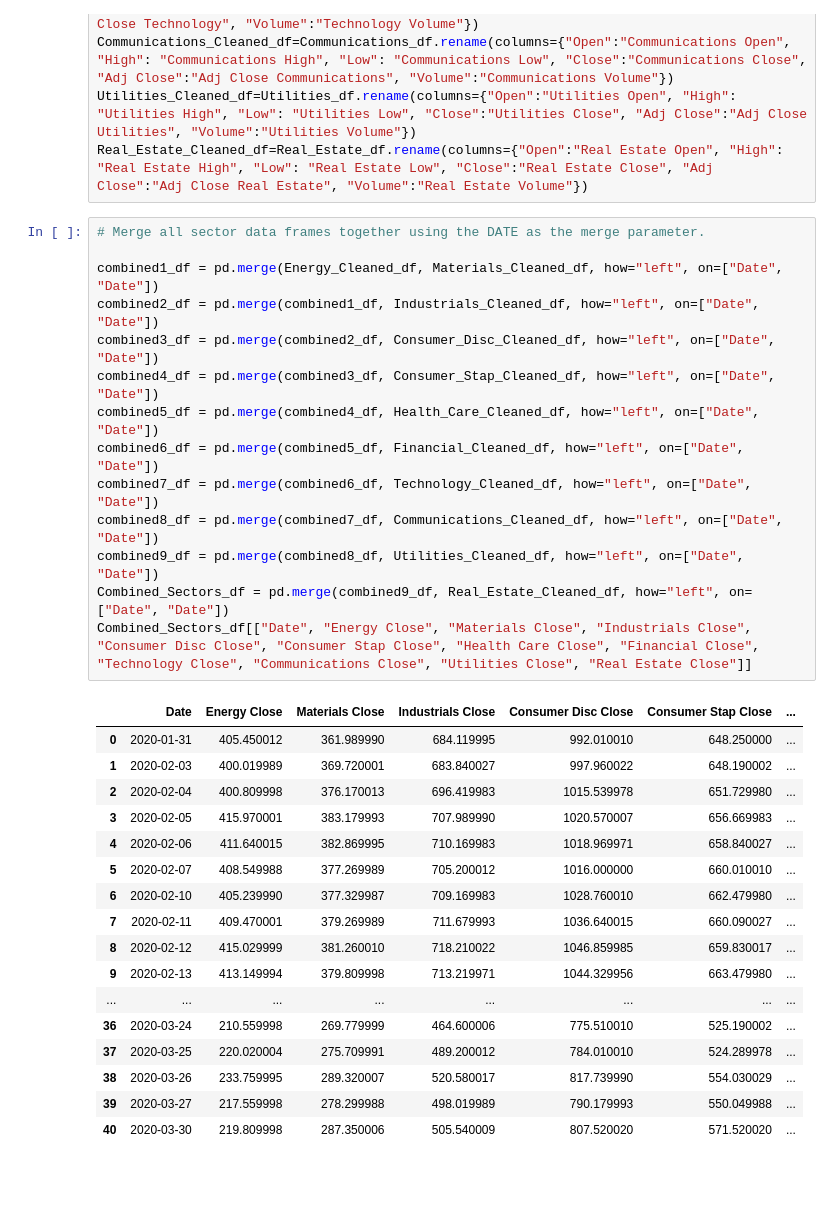
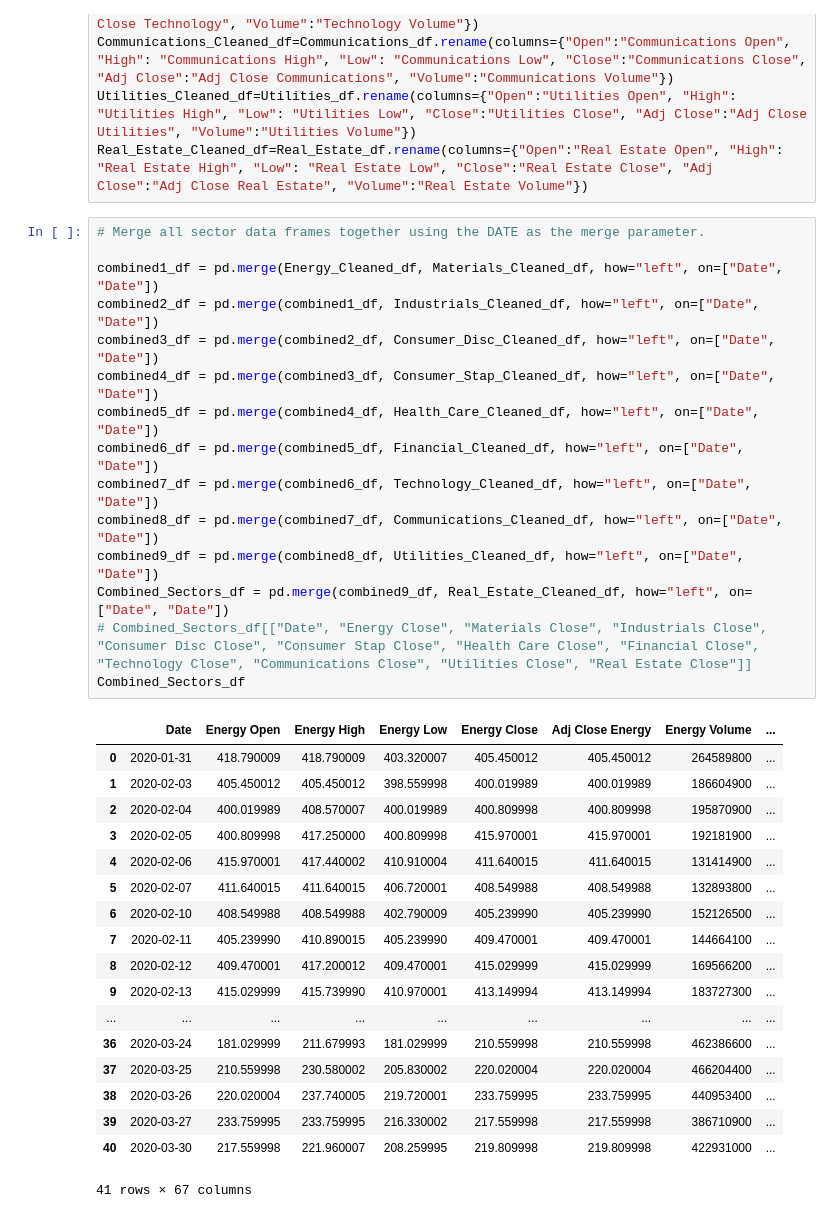
Before and after one commit to MAICATRAN/Group_Project1, a Jupyter notebook: Chris_Branch/Chris_Branch.ipynb, the cells around one changed output. Saved outputs shown, nothing was run; the diff lists cells and outputs as text; blank space fills up the shorter version.

```diff
--- a/Chris_Branch/Chris_Branch.ipynb
+++ b/Chris_Branch/Chris_Branch.ipynb
@@ -103,33 +103,35 @@ Real_Estate_Cleaned_df=Real_Estate_df.rename(columns={"Open":"Real Estate Open",
 # %%
 # Merge all sector data frames together using the DATE as the merge parameter.
 
 combined1_df = pd.merge(Energy_Cleaned_df, Materials_Cleaned_df, how="left", on=["Date", "Date"])
 combined2_df = pd.merge(combined1_df, Industrials_Cleaned_df, how="left", on=["Date", "Date"])
 combined3_df = pd.merge(combined2_df, Consumer_Disc_Cleaned_df, how="left", on=["Date", "Date"])
 combined4_df = pd.merge(combined3_df, Consumer_Stap_Cleaned_df, how="left", on=["Date", "Date"])
 combined5_df = pd.merge(combined4_df, Health_Care_Cleaned_df, how="left", on=["Date", "Date"])
 combined6_df = pd.merge(combined5_df, Financial_Cleaned_df, how="left", on=["Date", "Date"])
 combined7_df = pd.merge(combined6_df, Technology_Cleaned_df, how="left", on=["Date", "Date"])
 combined8_df = pd.merge(combined7_df, Communications_Cleaned_df, how="left", on=["Date", "Date"])
 combined9_df = pd.merge(combined8_df, Utilities_Cleaned_df, how="left", on=["Date", "Date"])
 Combined_Sectors_df = pd.merge(combined9_df, Real_Estate_Cleaned_df, how="left", on=["Date", "Date"])
-Combined_Sectors_df[["Date", "Energy Close", "Materials Close", "Industrials Close", "Consumer Disc Close", "Consumer Stap Close", "Health Care Close", "Financial Close", "Technology Close", "Communications Close", "Utilities Close", "Real Estate Close"]]
+# Combined_Sectors_df[["Date", "Energy Close", "Materials Close", "Industrials Close", "Consumer Disc Close", "Consumer Stap Close", "Health Care Close", "Financial Close", "Technology Close", "Communications Close", "Utilities Close", "Real Estate Close"]]
+Combined_Sectors_df
 # %% [output]
-|  | Date | Energy Close | Materials Close | Industrials Close | Consumer Disc Close | Consumer Stap Close | ... |
-| 0 | 2020-01-31 | 405.450012 | 361.989990 | 684.119995 | 992.010010 | 648.250000 | ... |
-| 1 | 2020-02-03 | 400.019989 | 369.720001 | 683.840027 | 997.960022 | 648.190002 | ... |
-| 2 | 2020-02-04 | 400.809998 | 376.170013 | 696.419983 | 1015.539978 | 651.729980 | ... |
-| 3 | 2020-02-05 | 415.970001 | 383.179993 | 707.989990 | 1020.570007 | 656.669983 | ... |
-| 4 | 2020-02-06 | 411.640015 | 382.869995 | 710.169983 | 1018.969971 | 658.840027 | ... |
-| 5 | 2020-02-07 | 408.549988 | 377.269989 | 705.200012 | 1016.000000 | 660.010010 | ... |
-| 6 | 2020-02-10 | 405.239990 | 377.329987 | 709.169983 | 1028.760010 | 662.479980 | ... |
-| 7 | 2020-02-11 | 409.470001 | 379.269989 | 711.679993 | 1036.640015 | 660.090027 | ... |
-| 8 | 2020-02-12 | 415.029999 | 381.260010 | 718.210022 | 1046.859985 | 659.830017 | ... |
-| 9 | 2020-02-13 | 413.149994 | 379.809998 | 713.219971 | 1044.329956 | 663.479980 | ... |
-| ... | ... | ... | ... | ... | ... | ... | ... |
-| 36 | 2020-03-24 | 210.559998 | 269.779999 | 464.600006 | 775.510010 | 525.190002 | ... |
-| 37 | 2020-03-25 | 220.020004 | 275.709991 | 489.200012 | 784.010010 | 524.289978 | ... |
-| 38 | 2020-03-26 | 233.759995 | 289.320007 | 520.580017 | 817.739990 | 554.030029 | ... |
-| 39 | 2020-03-27 | 217.559998 | 278.299988 | 498.019989 | 790.179993 | 550.049988 | ... |
-| 40 | 2020-03-30 | 219.809998 | 287.350006 | 505.540009 | 807.520020 | 571.520020 | ... |
+|  | Date | Energy Open | Energy High | Energy Low | Energy Close | Adj Close Energy | Energy Volume | ... |
+| 0 | 2020-01-31 | 418.790009 | 418.790009 | 403.320007 | 405.450012 | 405.450012 | 264589800 | ... |
+| 1 | 2020-02-03 | 405.450012 | 405.450012 | 398.559998 | 400.019989 | 400.019989 | 186604900 | ... |
+| 2 | 2020-02-04 | 400.019989 | 408.570007 | 400.019989 | 400.809998 | 400.809998 | 195870900 | ... |
+| 3 | 2020-02-05 | 400.809998 | 417.250000 | 400.809998 | 415.970001 | 415.970001 | 192181900 | ... |
+| 4 | 2020-02-06 | 415.970001 | 417.440002 | 410.910004 | 411.640015 | 411.640015 | 131414900 | ... |
+| 5 | 2020-02-07 | 411.640015 | 411.640015 | 406.720001 | 408.549988 | 408.549988 | 132893800 | ... |
+| 6 | 2020-02-10 | 408.549988 | 408.549988 | 402.790009 | 405.239990 | 405.239990 | 152126500 | ... |
+| 7 | 2020-02-11 | 405.239990 | 410.890015 | 405.239990 | 409.470001 | 409.470001 | 144664100 | ... |
+| 8 | 2020-02-12 | 409.470001 | 417.200012 | 409.470001 | 415.029999 | 415.029999 | 169566200 | ... |
+| 9 | 2020-02-13 | 415.029999 | 415.739990 | 410.970001 | 413.149994 | 413.149994 | 183727300 | ... |
+| ... | ... | ... | ... | ... | ... | ... | ... | ... |
+| 36 | 2020-03-24 | 181.029999 | 211.679993 | 181.029999 | 210.559998 | 210.559998 | 462386600 | ... |
+| 37 | 2020-03-25 | 210.559998 | 230.580002 | 205.830002 | 220.020004 | 220.020004 | 466204400 | ... |
+| 38 | 2020-03-26 | 220.020004 | 237.740005 | 219.720001 | 233.759995 | 233.759995 | 440953400 | ... |
+| 39 | 2020-03-27 | 233.759995 | 233.759995 | 216.330002 | 217.559998 | 217.559998 | 386710900 | ... |
+| 40 | 2020-03-30 | 217.559998 | 221.960007 | 208.259995 | 219.809998 | 219.809998 | 422931000 | ... |
+41 rows × 67 columns
 # %%
```
Also changed, not shown: parts of 2 cells of this notebook, 1 other file.
